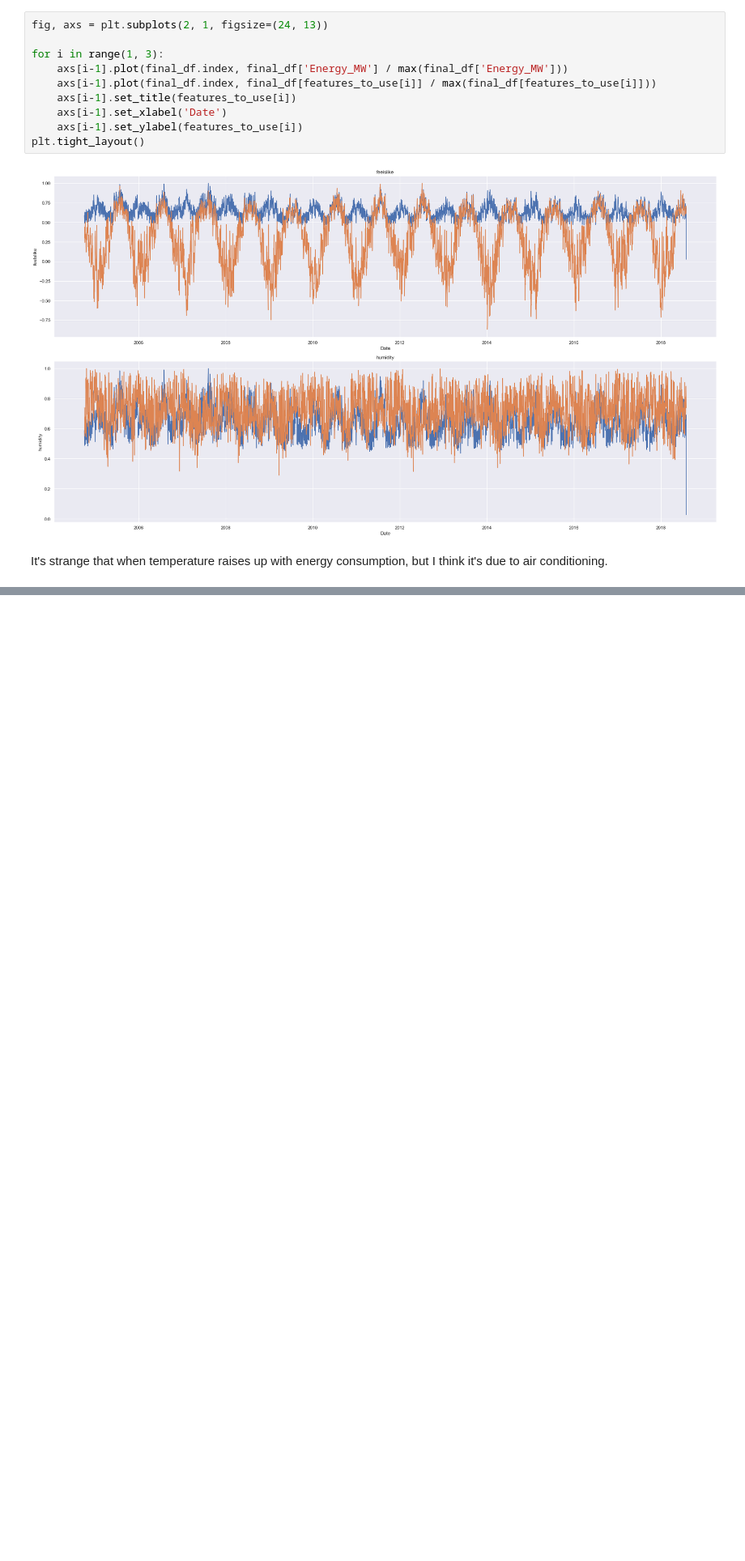
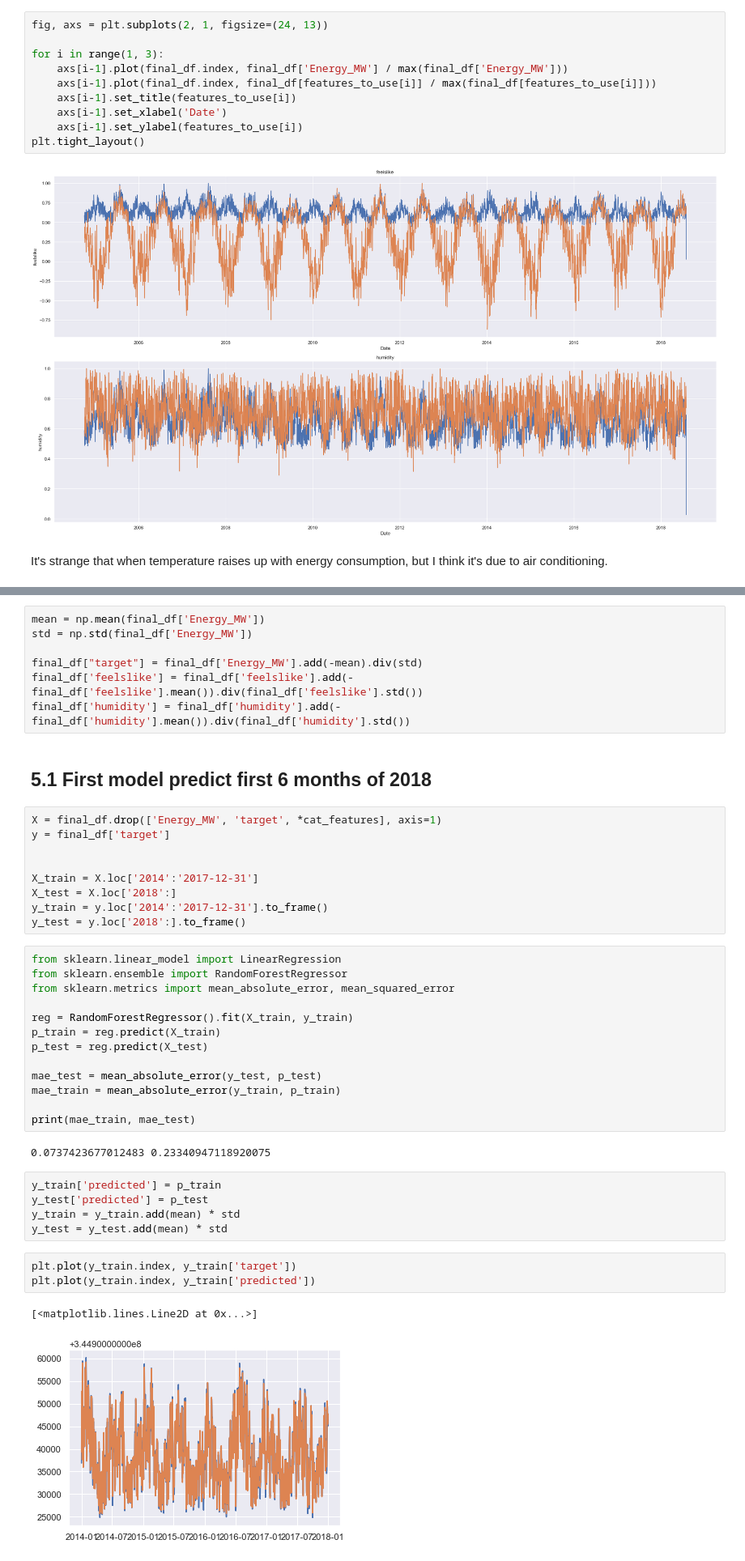
Before and after one commit to jumpincrane/EAD_project_2, a Jupyter notebook: analiza.ipynb, the cells around one changed output, grey strips where cells are left out. Shown at 81% size. Saved outputs shown, nothing was run; the diff lists cells and outputs as text; blank space fills up the shorter version.

Commit message:
added test model

```diff
--- a/analiza.ipynb
+++ b/analiza.ipynb
@@ -305,0 +352,44 @@ sns.distplot(final_df["target"])
+# %%
+mean = np.mean(final_df['Energy_MW'])
+std = np.std(final_df['Energy_MW'])
+
+final_df["target"] = final_df['Energy_MW'].add(-mean).div(std)
+final_df['feelslike'] = final_df['feelslike'].add(-final_df['feelslike'].mean()).div(final_df['feelslike'].std())
+final_df['humidity'] = final_df['humidity'].add(-final_df['humidity'].mean()).div(final_df['humidity'].std())
+# %% [markdown]
+## 5.1 First model predict first 6 months of 2018
+# %%
+X = final_df.drop(['Energy_MW', 'target', *cat_features], axis=1)
+y = final_df['target']
+
+
+X_train = X.loc['2014':'2017-12-31']
+X_test = X.loc['2018':]
+y_train = y.loc['2014':'2017-12-31'].to_frame()
+y_test = y.loc['2018':].to_frame()
+# %%
+from sklearn.linear_model import LinearRegression
+from sklearn.ensemble import RandomForestRegressor
+from sklearn.metrics import mean_absolute_error, mean_squared_error
+
+reg = RandomForestRegressor().fit(X_train, y_train)
+p_train = reg.predict(X_train)
+p_test = reg.predict(X_test)
+
+mae_test = mean_absolute_error(y_test, p_test)
+mae_train = mean_absolute_error(y_train, p_train)
+
+print(mae_train, mae_test)
+# %% [output]
+0.0737423677012483 0.23340947118920075
+# %%
+y_train['predicted'] = p_train
+y_test['predicted'] = p_test
+y_train = y_train.add(mean) * std
+y_test = y_test.add(mean) * std
+# %%
+plt.plot(y_train.index, y_train['target'])
+plt.plot(y_train.index, y_train['predicted'])
+# %% [output]
+[<matplotlib.lines.Line2D at 0x...>]
+[figure, added]
```
Also changed, not shown: parts of 14 cells of this notebook.
